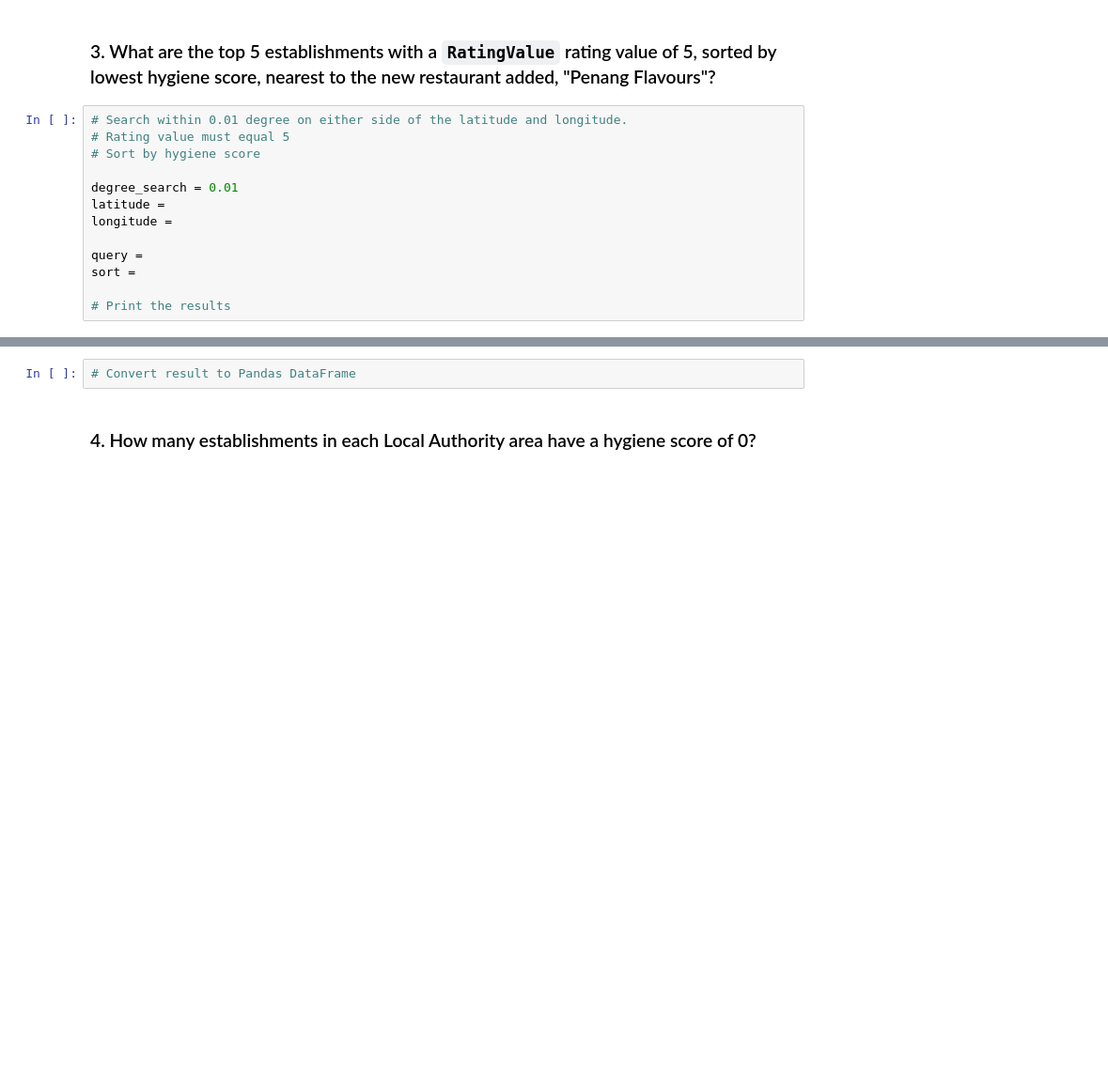
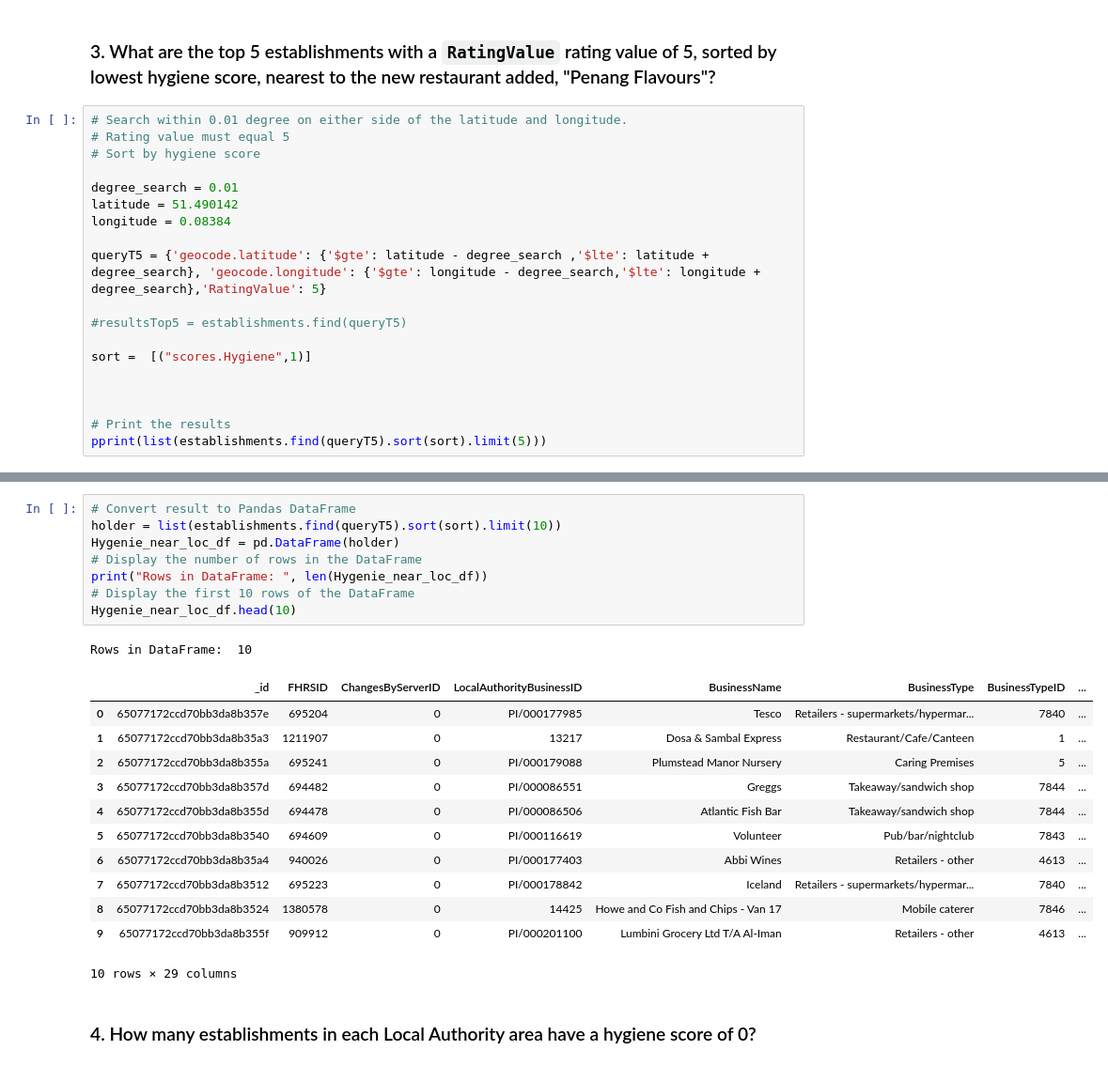
Before and after one commit to SusanEspo/nosql-challenge, a Jupyter notebook: NoSQL_analysis_starter.ipynb, the cells around one changed output, grey strips where cells are left out. Shown: that part at 94% size. Cells and saved outputs as stored; diff of their text form; blank space fills up the shorter version.

```diff
--- a/NoSQL_analysis_starter.ipynb
+++ b/NoSQL_analysis_starter.ipynb
@@ -151,10 +151,16 @@ London_df.head(10)
 # Sort by hygiene score
 
 degree_search = 0.01
-latitude =
-longitude =
+latitude = 51.490142
+longitude = 0.08384
 
-query =
-sort =
+queryT5 = {'geocode.latitude': {'$gte': latitude - degree_search ,'$lte': latitude + degree_search}, 'geocode.longitude': {'$gte': longitude - degree_search,'$lte': longitude + degree_search},'RatingValue': 5}
+
+#resultsTop5 = establishments.find(queryT5)
+
+sort =  [("scores.Hygiene",1)]
+
+
 
 # Print the results
+pprint(list(establishments.find(queryT5).sort(sort).limit(5)))
@@ -161,5 +185,25 @@ sort =
 # %%
 # Convert result to Pandas DataFrame
+holder = list(establishments.find(queryT5).sort(sort).limit(10))
+Hygenie_near_loc_df = pd.DataFrame(holder)
+# Display the number of rows in the DataFrame
+print("Rows in DataFrame: ", len(Hygenie_near_loc_df))
+# Display the first 10 rows of the DataFrame
+Hygenie_near_loc_df.head(10)
+# %% [output]
+Rows in DataFrame:  10
+|  | _id | FHRSID | ChangesByServerID | LocalAuthorityBusinessID | BusinessName | BusinessType | BusinessTypeID | ... |
+| 0 | 65077172ccd70bb3da8b357e | 695204 | 0 | PI/000177985 | Tesco | Retailers - supermarkets/hypermar... | 7840 | ... |
+| 1 | 65077172ccd70bb3da8b35a3 | 1211907 | 0 | 13217 | Dosa & Sambal Express | Restaurant/Cafe/Canteen | 1 | ... |
+| 2 | 65077172ccd70bb3da8b355a | 695241 | 0 | PI/000179088 | Plumstead Manor Nursery | Caring Premises | 5 | ... |
+| 3 | 65077172ccd70bb3da8b357d | 694482 | 0 | PI/000086551 | Greggs | Takeaway/sandwich shop | 7844 | ... |
+| 4 | 65077172ccd70bb3da8b355d | 694478 | 0 | PI/000086506 | Atlantic Fish Bar | Takeaway/sandwich shop | 7844 | ... |
+| 5 | 65077172ccd70bb3da8b3540 | 694609 | 0 | PI/000116619 | Volunteer | Pub/bar/nightclub | 7843 | ... |
+| 6 | 65077172ccd70bb3da8b35a4 | 940026 | 0 | PI/000177403 | Abbi Wines | Retailers - other | 4613 | ... |
+| 7 | 65077172ccd70bb3da8b3512 | 695223 | 0 | PI/000178842 | Iceland | Retailers - supermarkets/hypermar... | 7840 | ... |
+| 8 | 65077172ccd70bb3da8b3524 | 1380578 | 0 | 14425 | Howe and Co Fish and Chips - Van 17 | Mobile caterer | 7846 | ... |
+| 9 | 65077172ccd70bb3da8b355f | 909912 | 0 | PI/000201100 | Lumbini Grocery Ltd T/A Al-Iman | Retailers - other | 4613 | ... |
+10 rows × 29 columns
 # %% [markdown]
 ### 4. How many establishments in each Local Authority area have a hygiene score of 0?
 # %%
```
Also changed, not shown: parts of 4 cells of this notebook.
